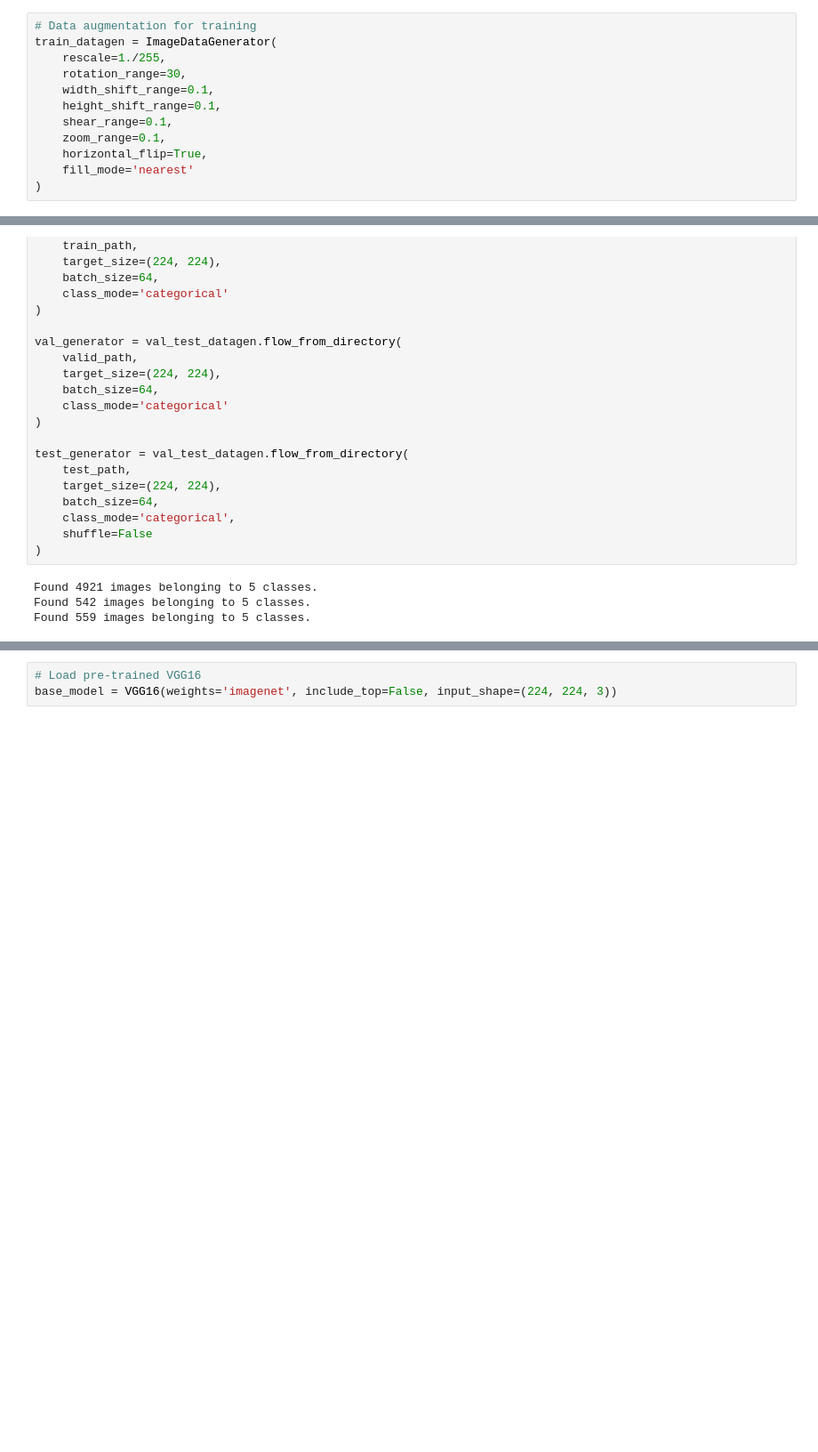
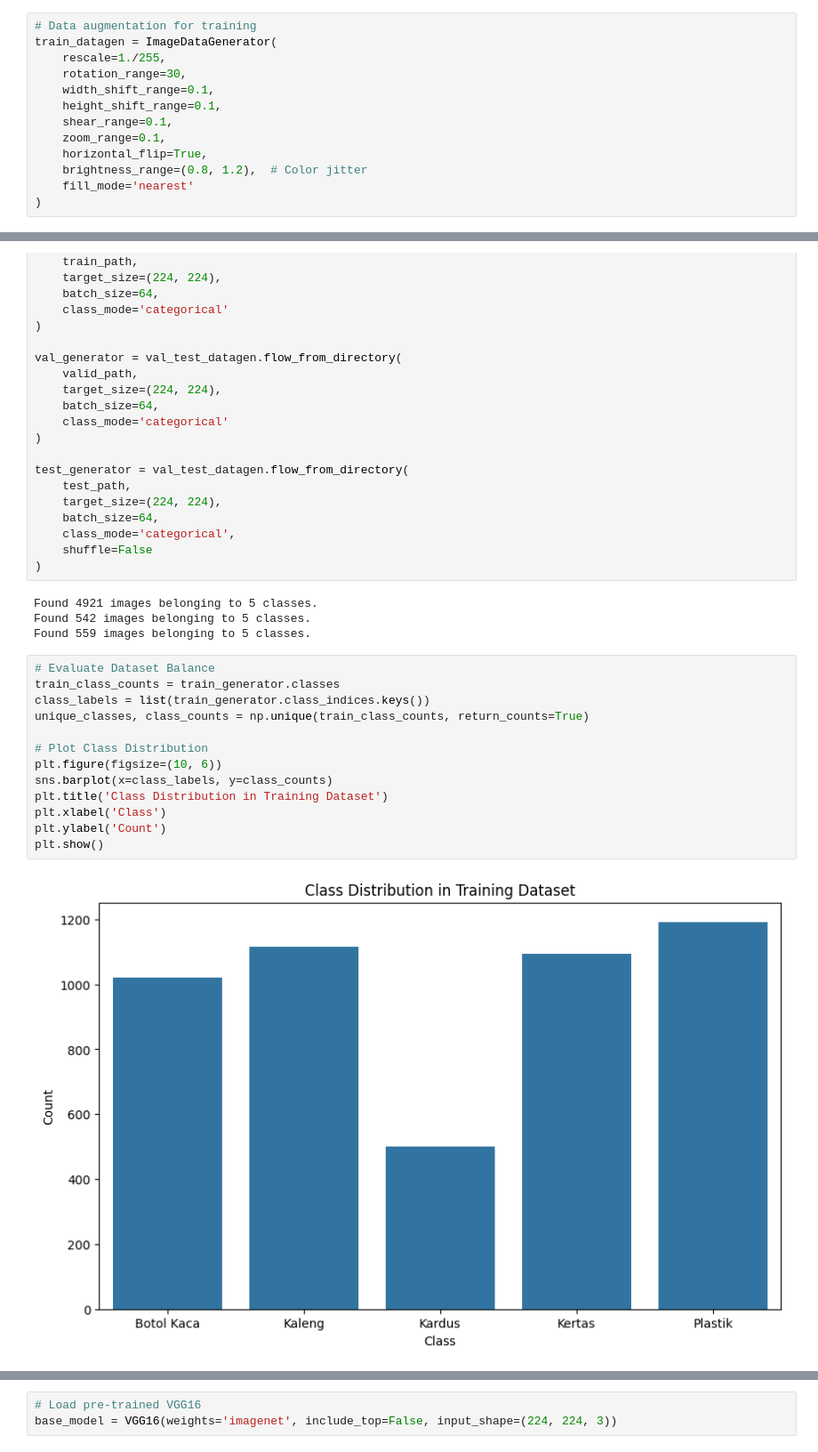
Before and after one commit to Nanaacaw/vgg_trash_image_classifier, a Jupyter notebook: vgg_rev2.ipynb, the cells around one changed output, grey strips where cells are left out. Shown at 89% size. Cells and saved outputs as stored; diff of their text form; blank space fills up the shorter version.

```diff
--- a/vgg_rev2.ipynb
+++ b/vgg_rev2.ipynb
@@ -27,6 +28,7 @@ train_datagen = ImageDataGenerator(
     shear_range=0.1,
     zoom_range=0.1,
     horizontal_flip=True,
+    brightness_range=(0.8, 1.2),  # Color jitter
     fill_mode='nearest'
 )
 # %%
@@ -59,3 +61,18 @@ test_generator = val_test_datagen.flow_from_directory(
 Found 4921 images belonging to 5 classes.
 Found 542 images belonging to 5 classes.
 Found 559 images belonging to 5 classes.
+# %%
+# Evaluate Dataset Balance
+train_class_counts = train_generator.classes
+class_labels = list(train_generator.class_indices.keys())
+unique_classes, class_counts = np.unique(train_class_counts, return_counts=True)
+
+# Plot Class Distribution
+plt.figure(figsize=(10, 6))
+sns.barplot(x=class_labels, y=class_counts)
+plt.title('Class Distribution in Training Dataset')
+plt.xlabel('Class')
+plt.ylabel('Count')
+plt.show()
+# %% [output]
+[figure, added]
```
Also changed, not shown: parts of 14 cells of this notebook, 2 other files.
